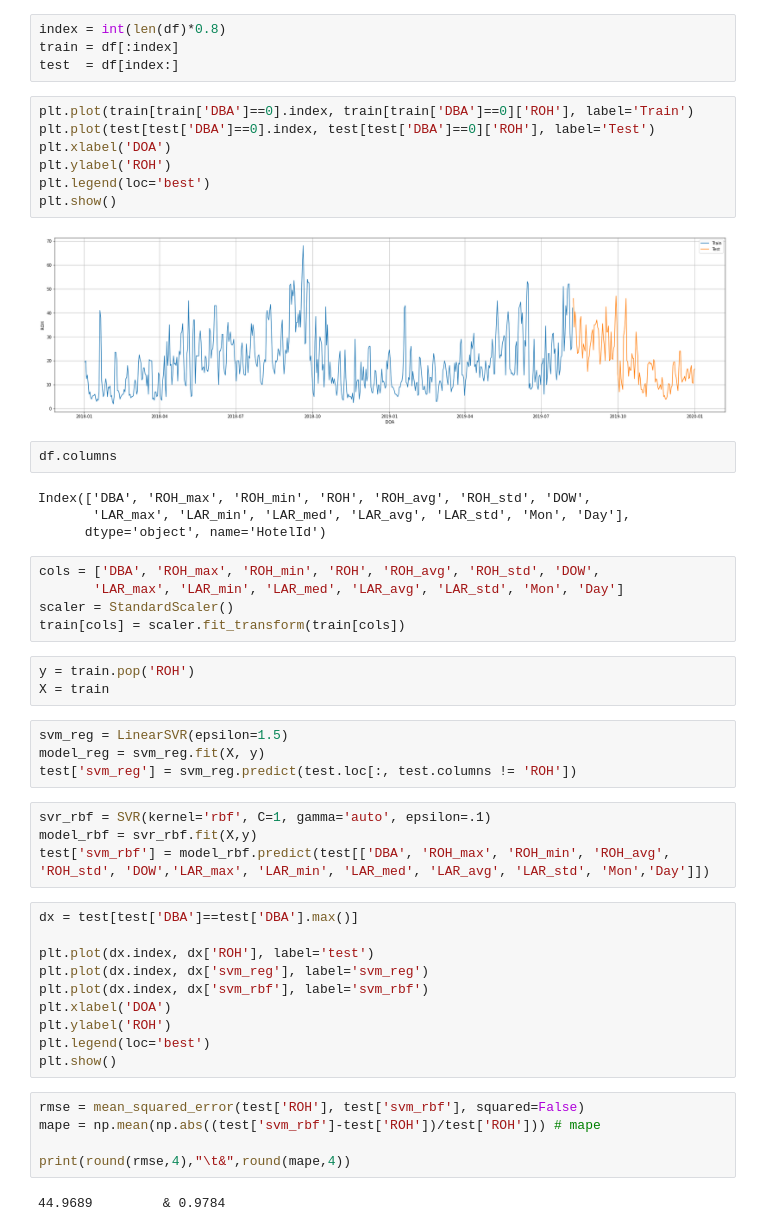
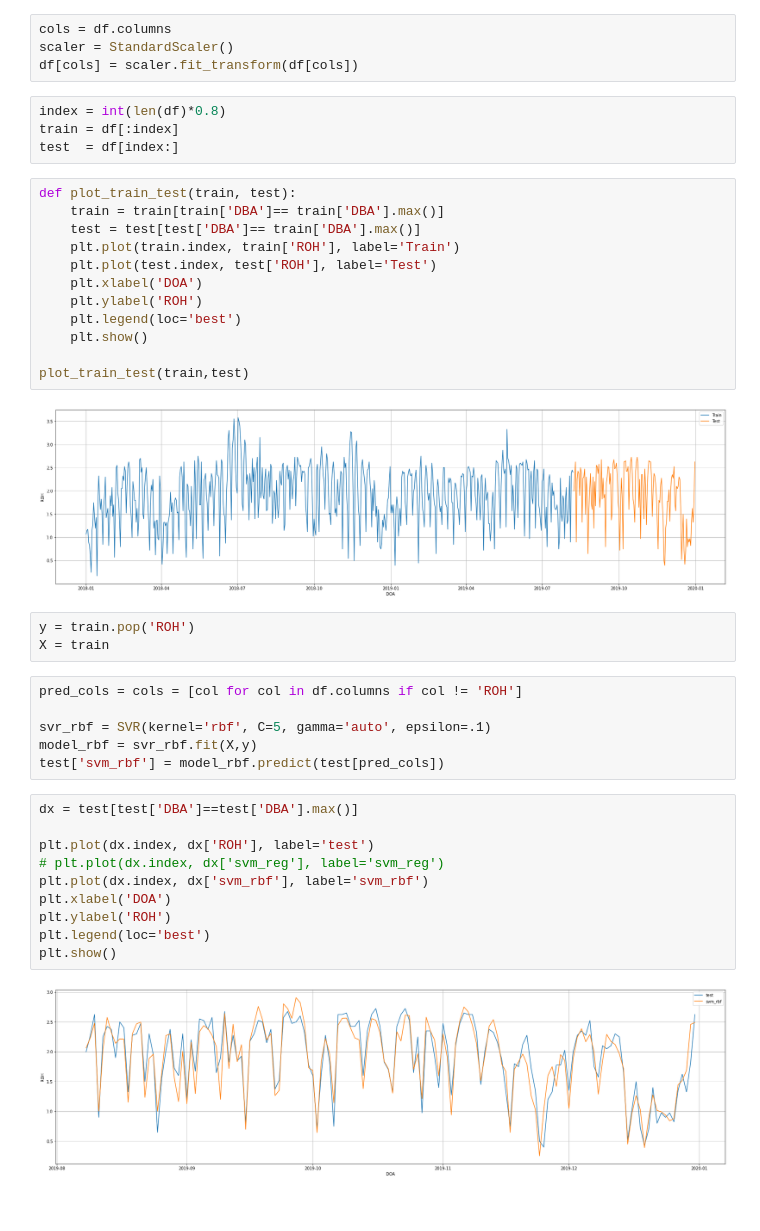
Before and after one commit to ahmadabdullah247/thesis, a Jupyter notebook: GroupHotel/SVR.ipynb, the cells around one changed output. Cells and saved outputs as stored; diff of their text form.

```diff
--- a/GroupHotel/SVR.ipynb
+++ b/GroupHotel/SVR.ipynb
@@ -75,54 +78,45 @@ df.describe().T
 # %% [markdown]
 ## Train/Test Split
+# %%
+cols = df.columns
+scaler = StandardScaler()
+df[cols] = scaler.fit_transform(df[cols])
 # %%
 index = int(len(df)*0.8)
 train = df[:index]
 test  = df[index:]
 # %%
-plt.plot(train[train['DBA']==0].index, train[train['DBA']==0]['ROH'], label='Train')
-plt.plot(test[test['DBA']==0].index, test[test['DBA']==0]['ROH'], label='Test')
-plt.xlabel('DOA')
-plt.ylabel('ROH')
-plt.legend(loc='best')
-plt.show()
+def plot_train_test(train, test):
+    train = train[train['DBA']== train['DBA'].max()]
+    test = test[test['DBA']== train['DBA'].max()]
+    plt.plot(train.index, train['ROH'], label='Train')
+    plt.plot(test.index, test['ROH'], label='Test')
+    plt.xlabel('DOA')
+    plt.ylabel('ROH')
+    plt.legend(loc='best')
+    plt.show()
+
+plot_train_test(train,test)
 # %% [output]
-[figure, old version]
+[figure, new version]
-# %%
-df.columns
-# %% [output]
-Index(['DBA', 'ROH_max', 'ROH_min', 'ROH', 'ROH_avg', 'ROH_std', 'DOW',
-       'LAR_max', 'LAR_min', 'LAR_med', 'LAR_avg', 'LAR_std', 'Mon', 'Day'],
-      dtype='object', name='HotelId')
-# %%
-cols = ['DBA', 'ROH_max', 'ROH_min', 'ROH', 'ROH_avg', 'ROH_std', 'DOW',
-       'LAR_max', 'LAR_min', 'LAR_med', 'LAR_avg', 'LAR_std', 'Mon', 'Day']
-scaler = StandardScaler()
-train[cols] = scaler.fit_transform(train[cols])
 # %%
 y = train.pop('ROH')
 X = train
-# %%
-svm_reg = LinearSVR(epsilon=1.5)
-model_reg = svm_reg.fit(X, y)
-test['svm_reg'] = svm_reg.predict(test.loc[:, test.columns != 'ROH'])
 # %%
-svr_rbf = SVR(kernel='rbf', C=1, gamma='auto', epsilon=.1)
+pred_cols = cols = [col for col in df.columns if col != 'ROH']
+
+svr_rbf = SVR(kernel='rbf', C=5, gamma='auto', epsilon=.1)
 model_rbf = svr_rbf.fit(X,y)
-test['svm_rbf'] = model_rbf.predict(test[['DBA', 'ROH_max', 'ROH_min', 'ROH_avg', 'ROH_std', 'DOW','LAR_max', 'LAR_min', 'LAR_med', 'LAR_avg', 'LAR_std', 'Mon','Day']])
+test['svm_rbf'] = model_rbf.predict(test[pred_cols])
 # %%
 dx = test[test['DBA']==test['DBA'].max()]
 
 plt.plot(dx.index, dx['ROH'], label='test')
-plt.plot(dx.index, dx['svm_reg'], label='svm_reg')
+# plt.plot(dx.index, dx['svm_reg'], label='svm_reg')
 plt.plot(dx.index, dx['svm_rbf'], label='svm_rbf')
 plt.xlabel('DOA')
 plt.ylabel('ROH')
 plt.legend(loc='best')
 plt.show()
+# %% [output]
+[figure, added]
-# %%
-rmse = mean_squared_error(test['ROH'], test['svm_rbf'], squared=False)
-mape = np.mean(np.abs((test['svm_rbf']-test['ROH'])/test['ROH'])) # mape
-
-print(round(rmse,4),"\t&",round(mape,4))
-# %% [output]
-44.9689         & 0.9784
```
Also changed, not shown: parts of 3 cells of this notebook, 10 other files.
